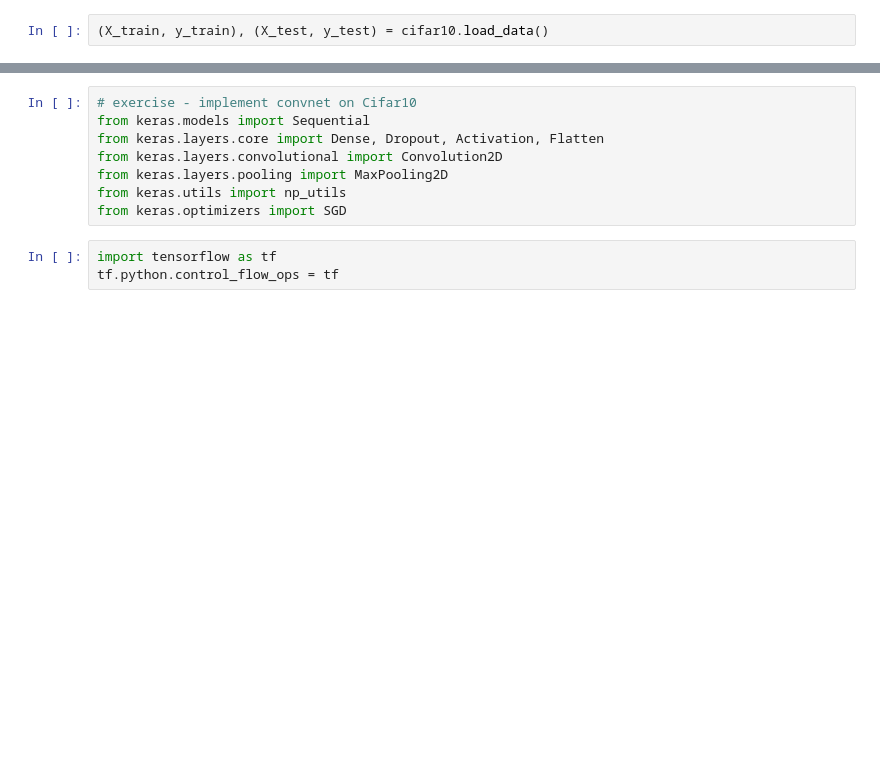
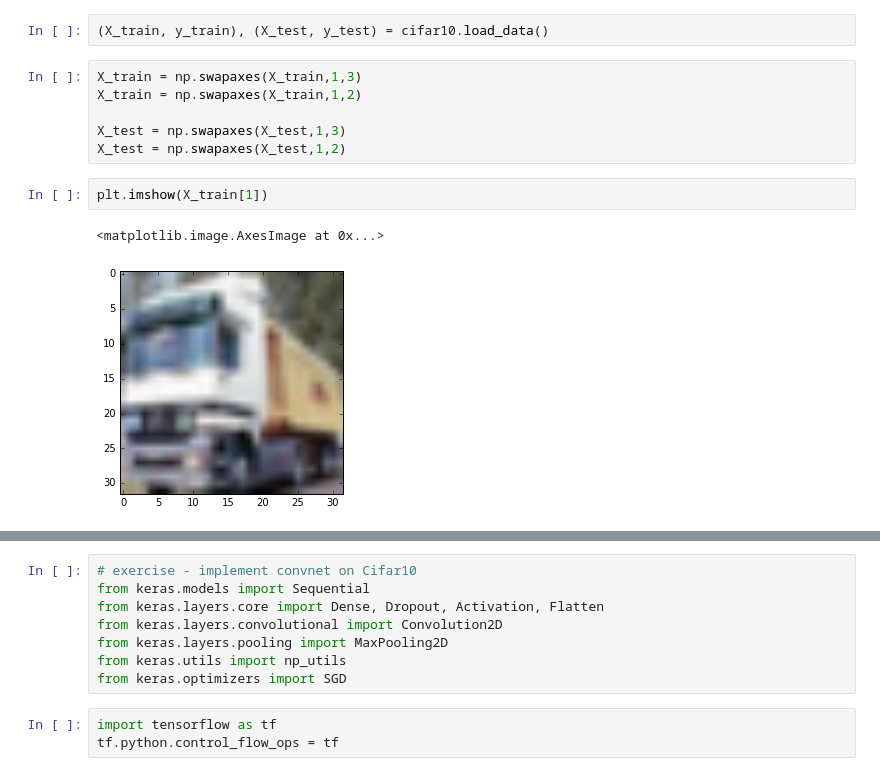
Before and after one commit to gabrielle-ong/deep-learning-keras-tensorflow, a Jupyter notebook: 2.2.2 Supervised Learning - ConvNet HandsOn Part IV.ipynb, the cells around one changed output, grey strips where cells are left out. Drawn from its saved outputs; the diff is of its cells as text; blank space fills up the shorter version.

```diff
--- a/2.2.2 Supervised Learning - ConvNet HandsOn Part IV.ipynb
+++ b/2.2.2 Supervised Learning - ConvNet HandsOn Part IV.ipynb
@@ -8,2 +10,13 @@ import matplotlib.pyplot as plt
 # %%
 (X_train, y_train), (X_test, y_test) = cifar10.load_data()
+# %%
+X_train = np.swapaxes(X_train,1,3)
+X_train = np.swapaxes(X_train,1,2)
+
+X_test = np.swapaxes(X_test,1,3)
+X_test = np.swapaxes(X_test,1,2)
+# %%
+plt.imshow(X_train[1])
+# %% [output]
+<matplotlib.image.AxesImage at 0x...>
+[figure, added]
```
Also changed, not shown: parts of 3 cells of this notebook, 3 other files.
